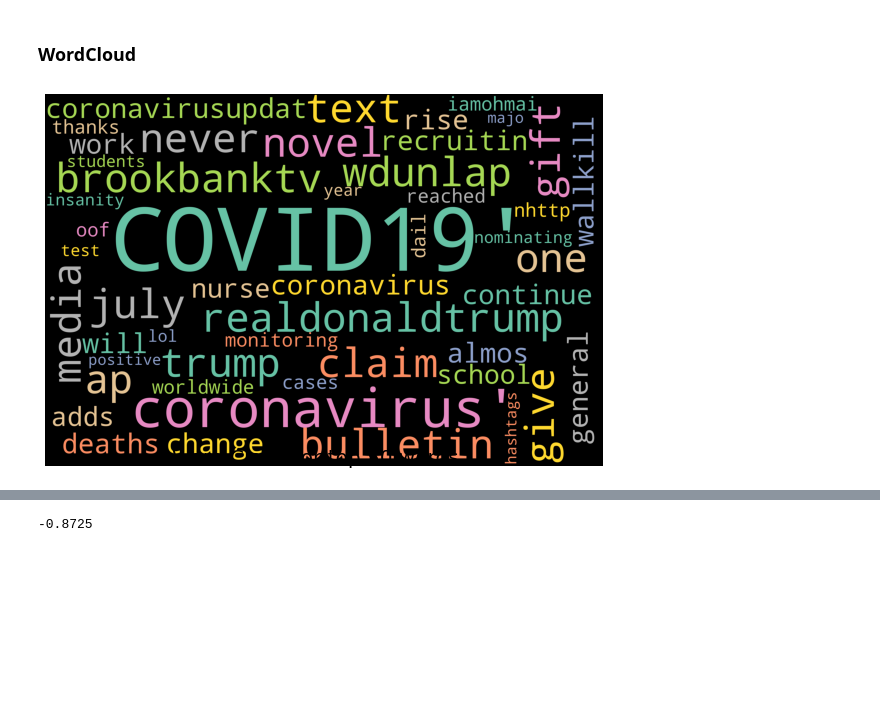
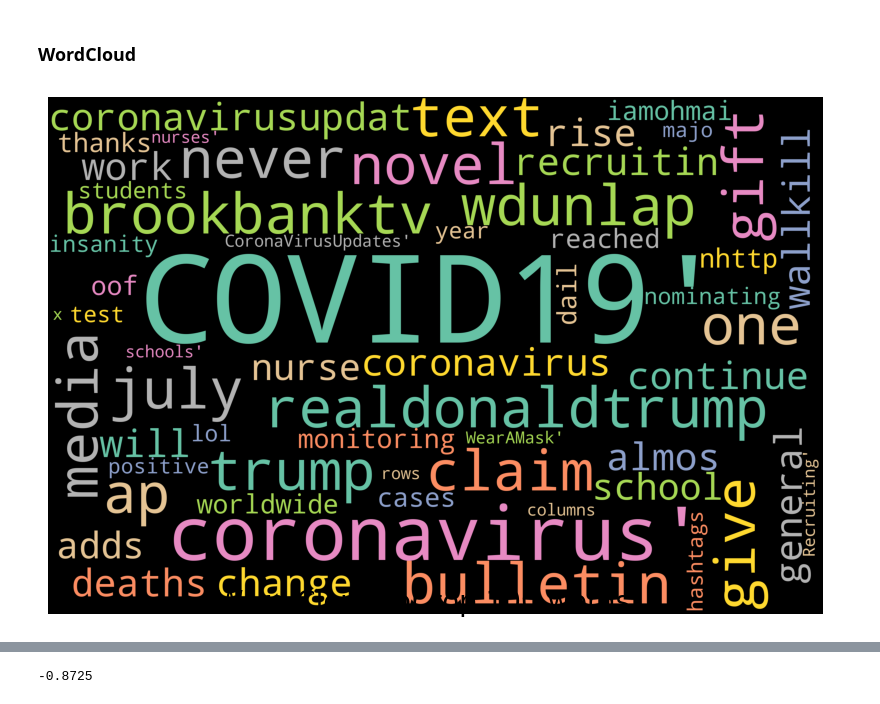
Before and after one commit to minzhih/CMPT353-Project, a Jupyter notebook: CMPT 353 project.ipynb, the cells around one changed output, grey strips where cells are left out. Drawn from its saved outputs; the diff is of its cells as text; code cells hidden in the pictures; blank space fills up the shorter version.

```diff
--- a/CMPT 353 project.ipynb
+++ b/CMPT 353 project.ipynb
@@ -107,15 +117,15 @@ data=data.assign(sentiments=sentiment_)
 ### WordCloud
 # %%
 df_wordcloud=data[['text','hashtags']]
-word_cloud = WordCloud(background_color='black',colormap='Set2',stopwords=set(STOPWORDS),max_words=50,width = 3000, height = 2000,random_state=1,collocations=False).generate(str(df_wordcloud))
+word_cloud = WordCloud(background_color='black',colormap='Set2',stopwords=set(STOPWORDS),max_words=100,width = 3000, height = 2000,random_state=1,collocations=False).generate(str(df_wordcloud))
 fig = plt.figure(1, figsize=(10,10))
 plt.axis('off')
-fig.suptitle('Word Cloud for top 50 words', fontsize=20)
+fig.suptitle('Word Cloud for top 100 words', fontsize=20)
 fig.subplots_adjust(top=2.3)
 plt.imshow(word_cloud)
 plt.show()
 # %% [output]
-[figure, old version]
+[figure, new version]
 # %%
 data_agg=data[['date','sentiments','text']]
 data_agg['date'] =  pd.to_datetime(data_agg['date']).dt.date
```
Also changed, not shown: parts of 9 cells of this notebook.
